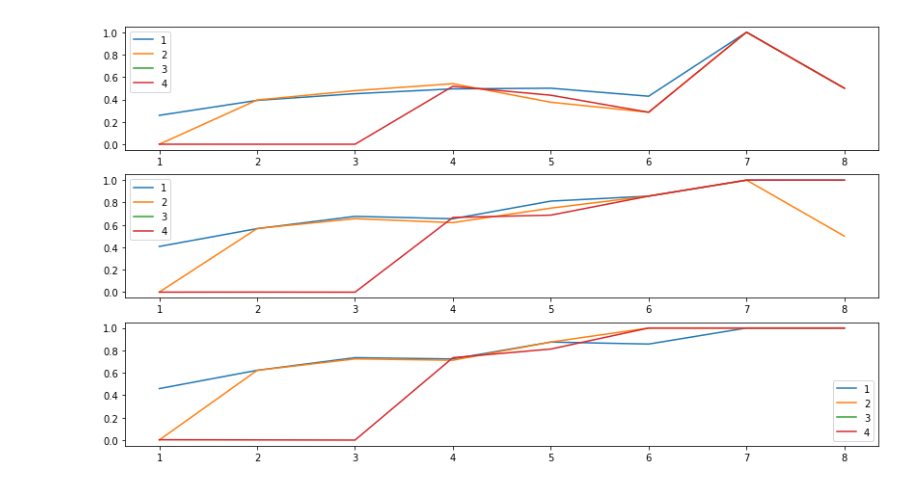
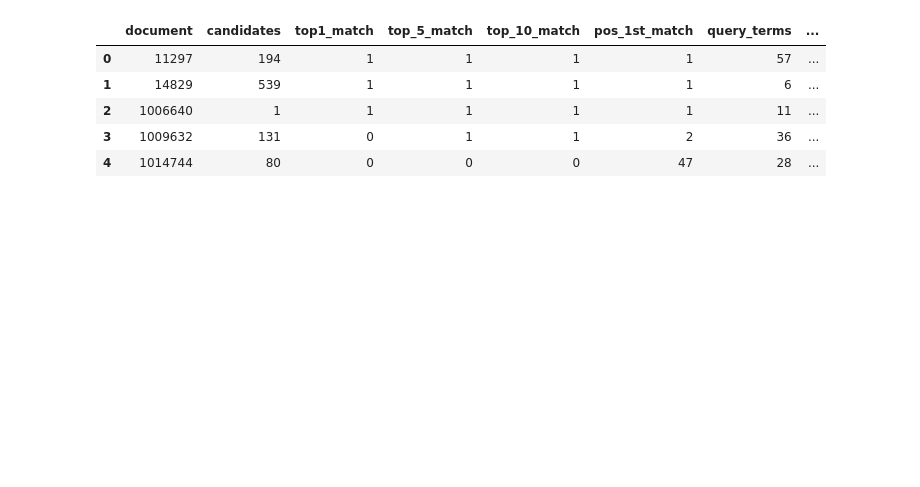
Before and after one commit to arthurtofani/footprint-recommendation-exp1, a Jupyter notebook: notebook/Accuracy analysis.ipynb, the cells around one changed output. Cells and saved outputs as stored; diff of their text form; code cells hidden in the pictures; blank space fills up the shorter version.

```diff
--- a/notebook/Accuracy analysis.ipynb
+++ b/notebook/Accuracy analysis.ipynb
@@ -114,23 +6,19 @@ df1
-# %%
-df1 = dfx[(dfx.document_field=='session') & (dfx.term_field=='track')]
-df1 = df1[df1['query_terms_ratio']==0.8]
-df1 = df1[df1.num_query_terms>0]
-df1 = df1.groupby(['num_query_terms', 'strgy']).mean()
-df1 = df1.reset_index()
-
-plt.figure(figsize=(14, 8))
-plt.subplot('311')
-for i in [1, 2, 3, 4]:
-    plt.plot(df1[df1.strgy==i].num_query_terms, df1[df1.strgy==i].top1_acc, label=str(i))
-plt.legend()
-plt.subplot('312')
-for i in [1, 2, 3, 4]:
-    plt.plot(df1[df1.strgy==i].num_query_terms, df1[df1.strgy==i].top5_acc, label=str(i))
-plt.legend()
-plt.subplot('313')
-for i in [1, 2, 3, 4]:
-    plt.plot(df1[df1.strgy==i].num_query_terms, df1[df1.strgy==i].top10_acc, label=str(i))
-plt.legend()
-plt.show()
-# %% [output]
-[figure, removed]
+# %%
+# Consolidating result files
+result_folder = '/cache/dataset/sessions.md.csv/partials/'
+
+arr = []
+for root, dirs, files in os.walk(result_folder):
+    for filename in files:
+        if filename != 'summary.csv':
+            arr.append(result_folder + filename)
+df = pd.concat([pd.read_csv(f) for f in arr ])
+df['full_queries_ratio'] = round(df['query_terms']/df['full_query_terms'], 1)
+df.head(5)
+# %% [output]
+|  | document | candidates | top1_match | top_5_match | top_10_match | pos_1st_match | query_terms | ... |
+| 0 | 11297 | 194 | 1 | 1 | 1 | 1 | 57 | ... |
+| 1 | 14829 | 539 | 1 | 1 | 1 | 1 | 6 | ... |
+| 2 | 1006640 | 1 | 1 | 1 | 1 | 1 | 11 | ... |
+| 3 | 1009632 | 131 | 0 | 1 | 1 | 2 | 36 | ... |
+| 4 | 1014744 | 80 | 0 | 0 | 0 | 47 | 28 | ... |
```
Also changed, not shown: parts of 17 cells of this notebook, 5 other files.
